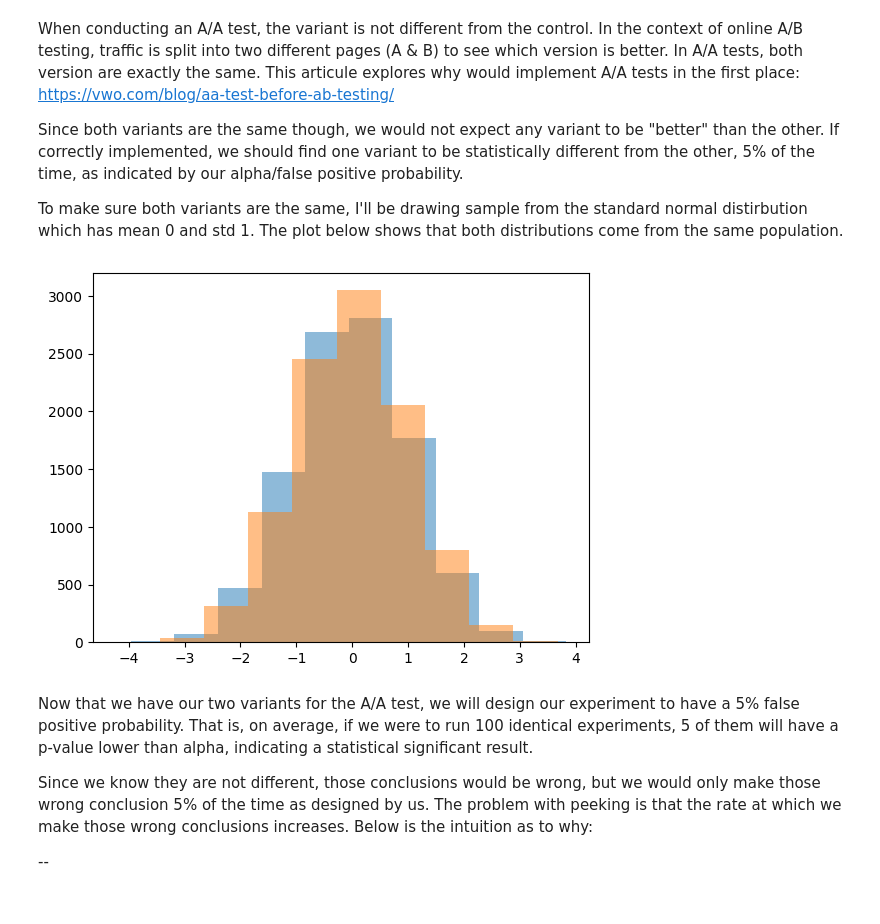
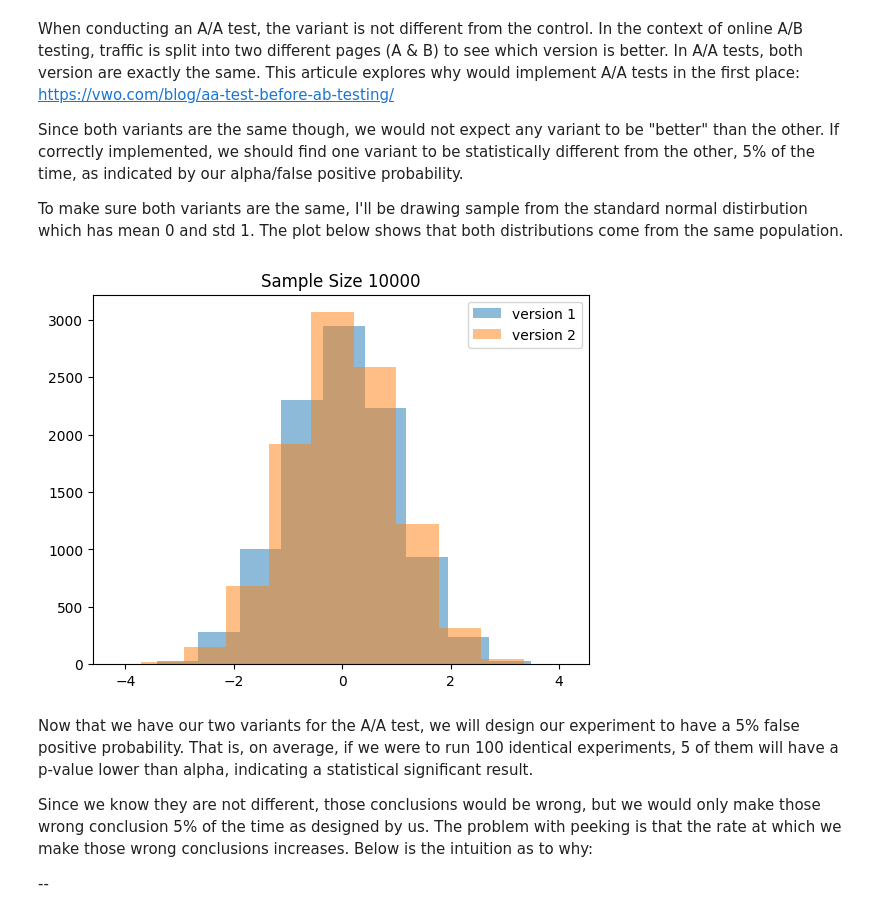
Before and after one commit to juanpi19/medium-articles, a Jupyter notebook: ab-testing-peeking-04/peeking_simulator.ipynb, the cells around one changed output. Cells and saved outputs as stored; diff of their text form; code cells hidden in the pictures.

```diff
--- a/ab-testing-peeking-04/peeking_simulator.ipynb
+++ b/ab-testing-peeking-04/peeking_simulator.ipynb
@@ -16,13 +16,15 @@ Since both variants are the same though, we would not expect any variant to be "
 
 To make sure both variants are the same, I'll be drawing sample from the standard normal distirbution which has mean 0 and std 1. The plot below shows that both distributions come from the same population.
 # %%
-control = np.random.standard_normal(size=10000) # Variant 1
-treatment = np.random.standard_normal(size=10000) # Variant 2
-plt.hist(control, alpha=0.5)
-plt.hist(treatment, alpha=0.5)
+control = np.random.standard_normal(size=10000)
+treatment = np.random.standard_normal(size=10000)
+plt.hist(control, alpha=0.5, label='version 1')
+plt.hist(treatment, alpha=0.5, label='version 2')
+plt.title("Sample Size 10000")
+plt.legend()
 plt.show()
 # %% [output]
-[figure, old version]
+[figure, new version]
 # %% [markdown]
 Now that we have our two variants for the A/A test, we will design our experiment to have a 5% false positive probability. That is, on average, if we were to run 100 identical experiments, 5 of them will have a p-value lower than alpha, indicating a statistical significant result.
 
```
